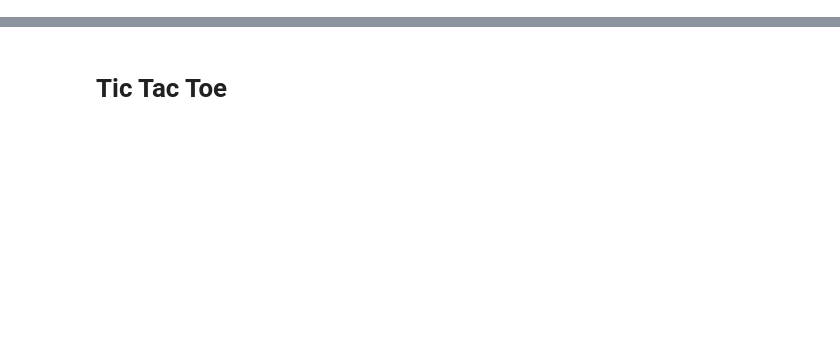
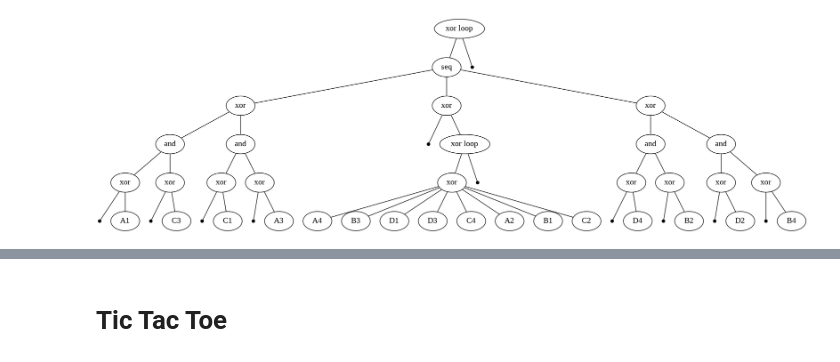
Before and after one commit to tomyaacov/process_mining, a Jupyter notebook: inductive_or.ipynb, the cells around one changed output, grey strips where cells are left out. Saved outputs shown, nothing was run; the diff lists cells and outputs as text; code cells hidden in the pictures; blank space fills up the shorter version.

```diff
--- a/inductive_or.ipynb
+++ b/inductive_or.ipynb
@@ -29,0 +62,5 @@ data = [[y for (x,y) in z] for z in l ]
+# %%
+process_tree = pm4py.discover_tree_inductive(event_log)
+pm4py.view_process_tree(process_tree)
+# %% [output]
+[figure, added]
```
Also changed, not shown: parts of 11 cells of this notebook.
